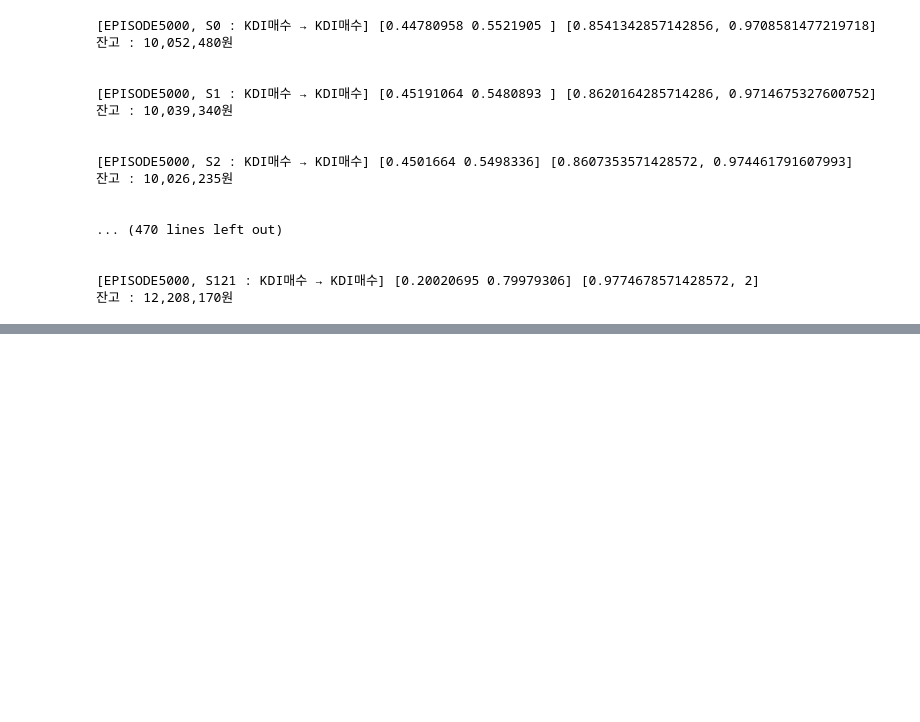
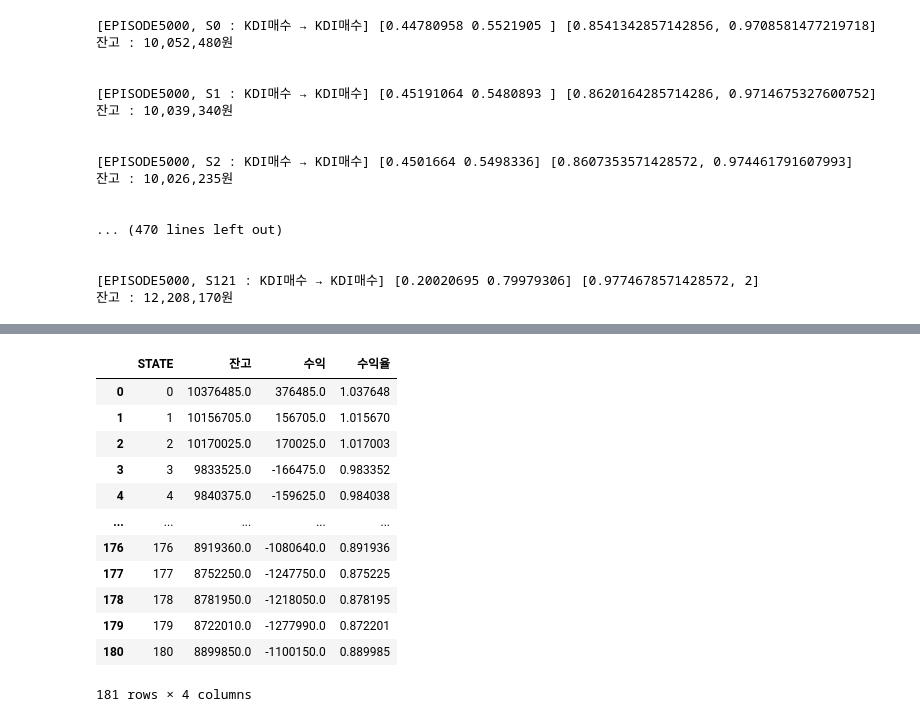
Before and after one commit to hrdkdh/reinforcement-learning, a Jupyter notebook: dqn_test_ver2.ipynb, the cells around one changed output, grey strips where cells are left out. Saved outputs shown, nothing was run; the diff lists cells and outputs as text; code cells hidden in the pictures; blank space fills up the shorter version.

```diff
--- a/dqn_test_ver2.ipynb
+++ b/dqn_test_ver2.ipynb
@@ -327,0 +376,58 @@ for episode in range(1, episodes+1):
+# %%
+model = tf.keras.models.load_model("model_pred_1.2.h5")
+action_names = ["KDX매수", "KDI매수"]
+capital = 1000 * 10000
+remain_cash = capital
+result = []
+for state_idx, state in enumerate(state_list):
+    #현재 스테이트의 정보를 불러온다. (60행 * 4열)
+    state_data = np.array(state[:, 1:], dtype=np.float64)
+
+    #flatten => 240행
+    state_data = state_data.reshape(state_data.shape[0]*state_data.shape[1])
+
+    #현재 수익율(=잔고)을 마지막 요소로 입력 => 241행 / 추후 액션 갯수를 더 늘리기 위해 작업해 놓는것... (매도/홀딩 액션 감안)
+    state_data = np.append(state_data, remain_cash / capital)
+    state_data = np.expand_dims(state_data, 0)
+
+    #Q 모델에게 물어본다.
+    pred = model.predict(state_data)
+    action_selected = np.argmax(pred[0])
+    action_name = action_names[action_selected]
+    # print("STATE {} : {}".format(state_idx, action_name))
+
+    #다음날의 데이터를 불러온다.
+    snd_state_idx = df_test.loc[(df_test["date"] == state[-1, 0])].index[0] + 1
+    sec_state_data = df_test.loc[snd_state_idx]
+
+    #액션별 수익을 계산한다.
+    buy_cnt_kdx = np.floor(remain_cash / sec_state_data["KODEX_OPN"])
+    profit_kdx = (buy_cnt_kdx * (sec_state_data["KODEX_CLS"] - sec_state_data["KODEX_OPN"]))
+    remain_cash_kdx = remain_cash + profit_kdx
+
+    buy_cnt_kdi = np.floor(remain_cash / sec_state_data["KODEX_INV_OPN"])
+    profit_kdi = (buy_cnt_kdi * (sec_state_data["KODEX_INV_CLS"] - sec_state_data["KODEX_INV_OPN"]))
+    remain_cash_kdi = remain_cash + profit_kdi
+
+    #액션을 취하고 액션별 수익을 반영한다. (다음날 시작 가격으로 매수 혹은 매도)
+    if action_name == "KDX매수":
+        profit = profit_kdx
+        remain_cash = remain_cash_kdx
+    elif action_name == "KDI매수":
+        profit = profit_kdi
+        remain_cash = remain_cash_kdi
+
+    #수익율을 계산해 본다.
+    snd_profit_rate = remain_cash / capital
+
+    result.append({
+        "STATE" : state_idx,
+        "잔고" : remain_cash,
+        "수익" : remain_cash - capital,
+        "수익율" : remain_cash / capital
+    })
+
+df_result = pd.DataFrame(result)
+df_result.to_excel("result_test.xlsx", index=False)
+df_result
+# %% [output]
@@ -327,0 +435,13 @@ for episode in range(1, episodes+1):
+|  | STATE | 잔고 | 수익 | 수익율 |
+| 0 | 0 | 10376485.0 | 376485.0 | 1.037648 |
+| 1 | 1 | 10156705.0 | 156705.0 | 1.015670 |
+| 2 | 2 | 10170025.0 | 170025.0 | 1.017003 |
+| 3 | 3 | 9833525.0 | -166475.0 | 0.983352 |
+| 4 | 4 | 9840375.0 | -159625.0 | 0.984038 |
+| ... | ... | ... | ... | ... |
+| 176 | 176 | 8919360.0 | -1080640.0 | 0.891936 |
+| 177 | 177 | 8752250.0 | -1247750.0 | 0.875225 |
+| 178 | 178 | 8781950.0 | -1218050.0 | 0.878195 |
+| 179 | 179 | 8722010.0 | -1277990.0 | 0.872201 |
+| 180 | 180 | 8899850.0 | -1100150.0 | 0.889985 |
+181 rows × 4 columns
```
Also changed, not shown: parts of 5 cells of this notebook.
